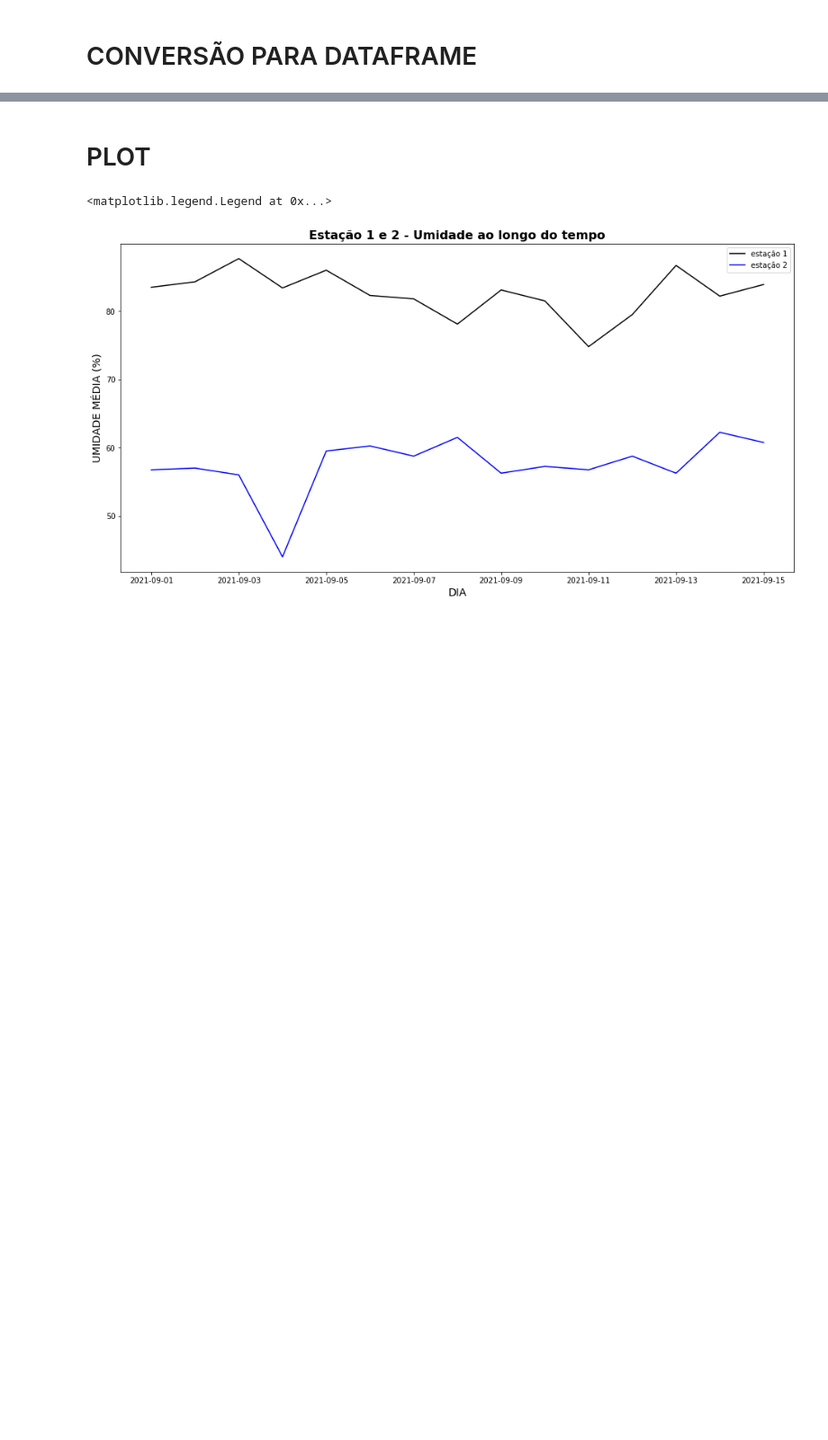
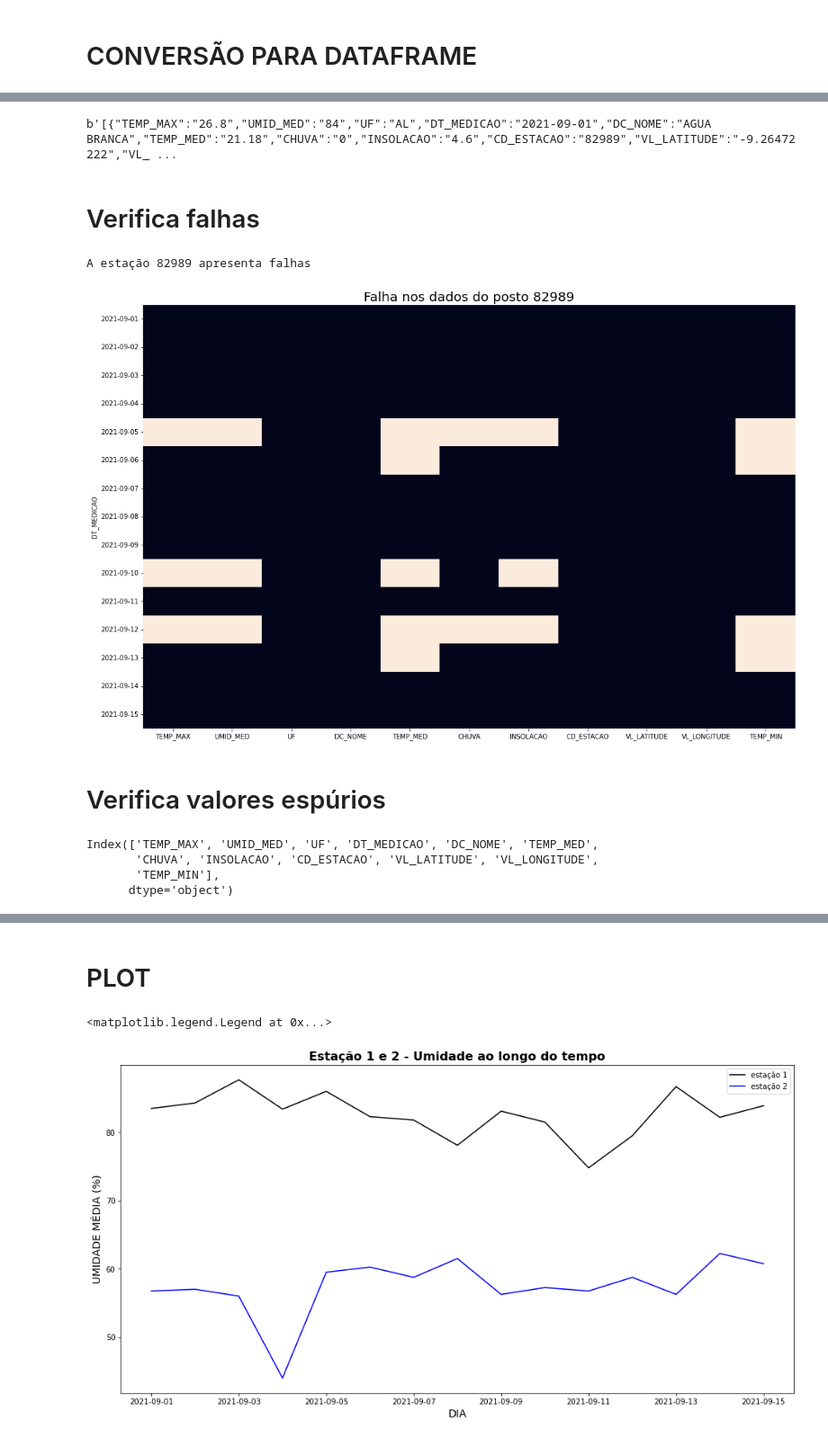
Before and after one commit to teste-tecnico/respostas-dados, a Jupyter notebook: q1/main.ipynb, the cells around one changed output, grey strips where cells are left out. Shown: that part at 90% size. Drawn from its saved outputs; the diff is of its cells as text; code cells hidden in the pictures; blank space fills up the shorter version.

```diff
--- a/q1/main.ipynb
+++ b/q1/main.ipynb
@@ -45,0 +46,4 @@ df_serie
+# %%
+# lista das 15 estações a serem requisitadas
+estacoes = df_estacoes['CD_ESTACAO'][0:14].values
+estacoes
@@ -45,0 +75,3 @@ df_serie
+# %%
+with concurrent.futures.ThreadPoolExecutor(max_workers=15) as executor:
+        requisicoes = executor.map(requisita_diario_assincrono, estacoes)
@@ -45,0 +96,11 @@ df_serie
+# %%
+saidas_requisicao = {}
+for codigo_posto, requisicao in zip(estacoes, requisicoes):
+    saidas_requisicao[codigo_posto] = requisicao
+# %%
+# exemplo de pedaço da dict com os dados baixados
+saidas_requisicao['82989']
+# %% [output]
+b'[{"TEMP_MAX":"26.8","UMID_MED":"84","UF":"AL","DT_MEDICAO":"2021-09-01","DC_NOME":"AGUA BRANCA","TEMP_MED":"21.18","CHUVA":"0","INSOLACAO":"4.6","CD_ESTACAO":"82989","VL_LATITUDE":"-9.26472222","VL_ ...
+# %% [markdown]
+# Verifica falhas
@@ -45,0 +134,54 @@ df_serie
+# %%
+def checa_falhas(dados_estacao:str, plot:bool=False, codigo_posto:str=None) -> None:
+    """Verifica em todas as variáveis de uma estação INMET se há falhas.
+
+    Args:
+        dados_estacao (str): dados requisitados diretamente da api
+        plot (bool, optional): [True ou False] Habilita visualização gráfica. Defaults to False.
+        codigo_posto (str, optional): Código do posto para títulos e etc. Defaults to None.
+    """
+
+    # Conversão do dado bruto para json e de json para DataFrame
+    serie_json = json.loads(dados_estacao)
+    df = pd.DataFrame.from_dict(serie_json)
+
+    # Setando a data como índice
+    df = df.set_index('DT_MEDICAO')
+
+    # Verificando se há falhas
+    falhas = df.isna()
+    if falhas.bool:
+        print(f'A estação apresenta falhas') if codigo_posto == None else print(f'A estação {codigo_posto} apresenta falhas')
+        grafico = plot_falhas(df,codigo_posto) if plot else print('Plot de falhas ignorado')
+
+    else:
+        print(f'A estação está maneirinha :)') if codigo_posto == None else print(f'A estação {codigo_posto} está maneirinha :)')
+# %%
+# exemplo
+checa_falhas(saidas_requisicao['82989'], plot=True, codigo_posto='82989')
+# %% [output]
+A estação 82989 apresenta falhas
+[figure, added]
+# %% [markdown]
+# Verifica valores espúrios
+# %%
+serie_json = json.loads(saidas_requisicao['82989'])
+df = pd.DataFrame.from_dict(serie_json)
+
+# Olhando colunas que devem ser checadas
+print(df.columns)
+
+range_temperatura = {'minimo_confiavel':-50,
+                     'maximo_confiavel':60}
+range_umidade = {'minimo_confiavel':0,
+                 'maximo_confiavel':100}
+range_chuva = {'minimo_confiavel':0,
+               'maximo_confiavel':1} #range de chuva alterado para ser pego como espúrio
+
+# outras colunas como a insolação podem ser incluídas no mesmo padrão.
+# isso não foi feito por nao ter noção dos limites para essa variável.
+# %% [output]
+Index(['TEMP_MAX', 'UMID_MED', 'UF', 'DT_MEDICAO', 'DC_NOME', 'TEMP_MED',
+       'CHUVA', 'INSOLACAO', 'CD_ESTACAO', 'VL_LATITUDE', 'VL_LONGITUDE',
+       'TEMP_MIN'],
+      dtype='object')
```
Also changed, not shown: parts of 12 cells of this notebook.
